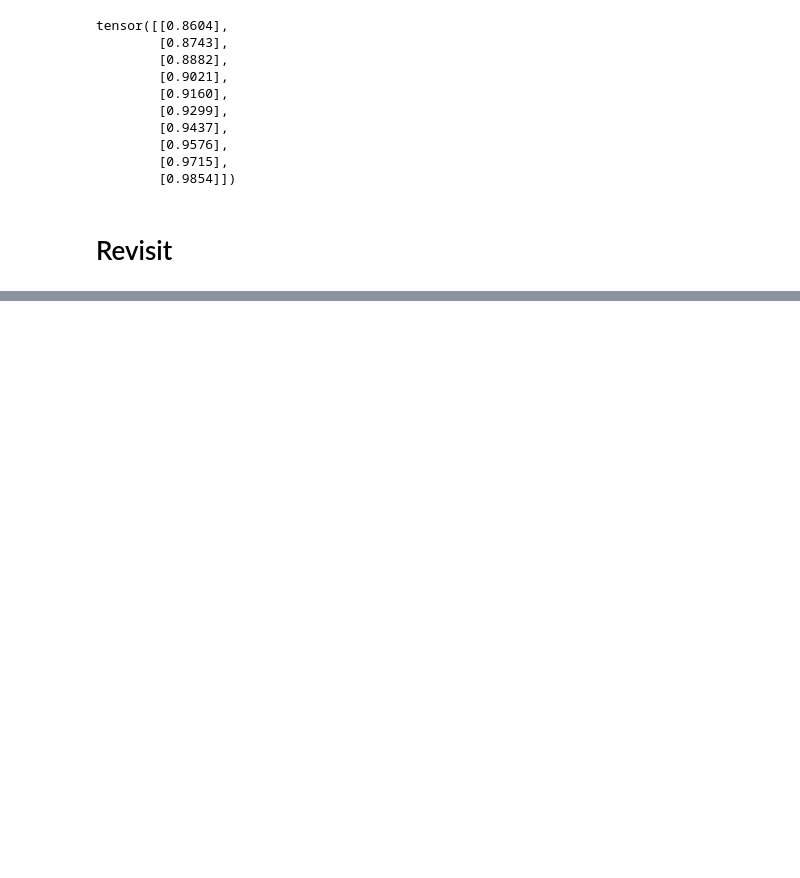
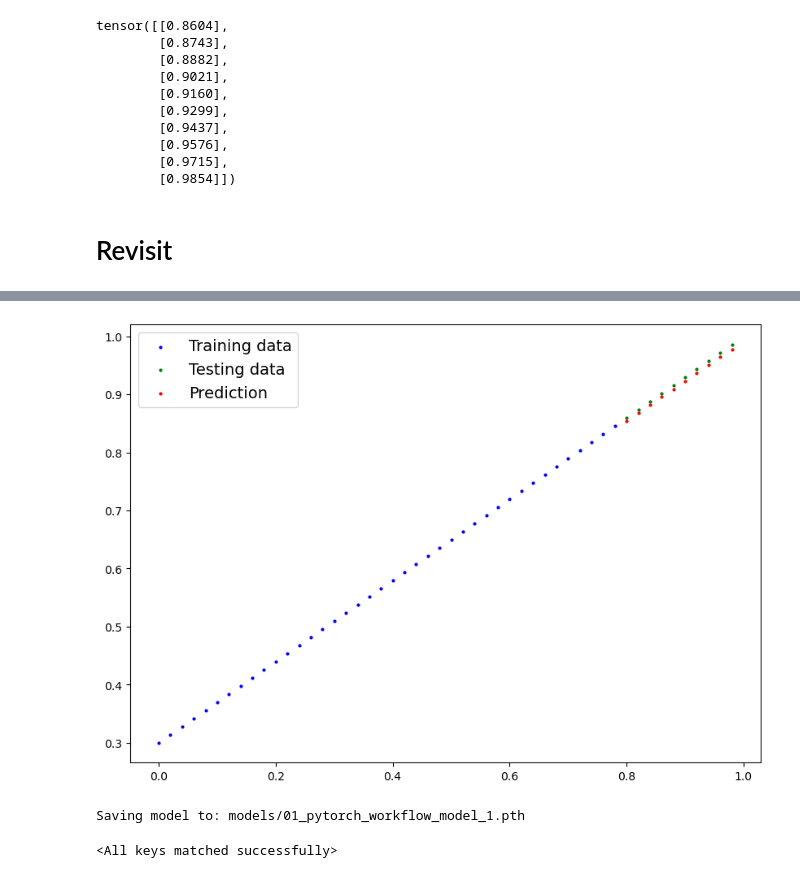
Before and after one commit to arya2004/machine-learning, a Jupyter notebook: learn_torch/01.ipynb, the cells around one changed output, grey strips where cells are left out. Drawn from its saved outputs; the diff is of its cells as text; code cells hidden in the pictures; blank space fills up the shorter version.

Commit message:
trained my linear regression model

```diff
--- a/learn_torch/01.ipynb
+++ b/learn_torch/01.ipynb
@@ -320,3 +320,20 @@ tensor([[0.8604],
         [0.9854]])
 # %% [markdown]
 # Revisit
+# %%
+class LinearRegressionModelV2(nn.Module):
+    def __init__(self) :
+        super().__init__()
+
+        # use this for creating model param
+        # also called linear transform, fully connected layer, dense layer
+        self.linear_layer = nn.Linear(in_features=1,
+                                      out_features=1)
+
+    def forward(self, x: torch.Tensor ) -> torch.Tensor:
+        return self.linear_layer(x)
+
+
+torch.manual_seed(57)
+model_1 = LinearRegressionModelV2()
+model_1, model_1.state_dict()
@@ -322,0 +346,8 @@ tensor([[0.8604],
+# %%
+# training
+
+# loss func
+loss_fn = nn.L1Loss() #same as MAE
+
+# optimizer
+optimizer = torch.optim.SGD(params=model_1.parameters(), lr=0.01)
@@ -322,0 +410,10 @@ tensor([[0.8604],
+# %%
+
+
+# Turn model into evaluation mode
+model_1.eval()
+
+# Make predictions on the test data
+with torch.inference_mode():
+    y_preds = model_1(X_test)
+y_preds
@@ -322,0 +431,32 @@ tensor([[0.8604],
+# %%
+plot_predictions(predictions=y_preds)
+# %% [output]
+[figure, added]
+# %%
+# saving model
+
+from pathlib import Path
+
+MODEL_PATH = Path("models")
+MODEL_PATH.mkdir(parents=True, exist_ok=True)
+
+# 2. Create model save path
+MODEL_NAME = "01_pytorch_workflow_model_1.pth"
+MODEL_SAVE_PATH = MODEL_PATH / MODEL_NAME
+
+# 3. Save the model state dict
+print(f"Saving model to: {MODEL_SAVE_PATH}")
+torch.save(obj=model_1.state_dict(), # only saving the state_dict() only saves the models learned parameters
+           f=MODEL_SAVE_PATH)
+# %% [output]
+Saving model to: models/01_pytorch_workflow_model_1.pth
+# %%
+
+
+# Instantiate a fresh instance of LinearRegressionModelV2
+loaded_model_1 = LinearRegressionModelV2()
+
+# Load model state dict
+loaded_model_1.load_state_dict(torch.load(MODEL_SAVE_PATH))
+# %% [output]
+<All keys matched successfully>
```
Also changed, not shown: parts of 4 cells of this notebook, 1 other file.
